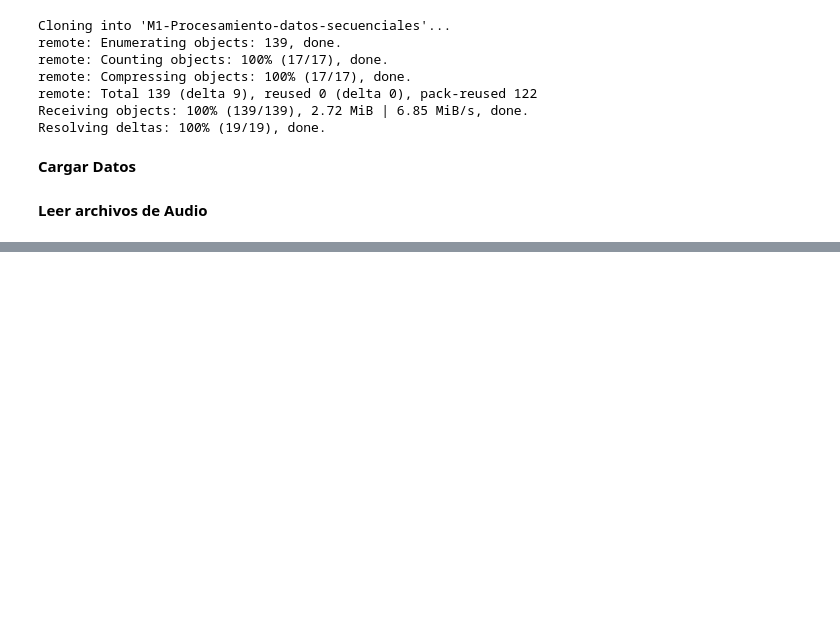
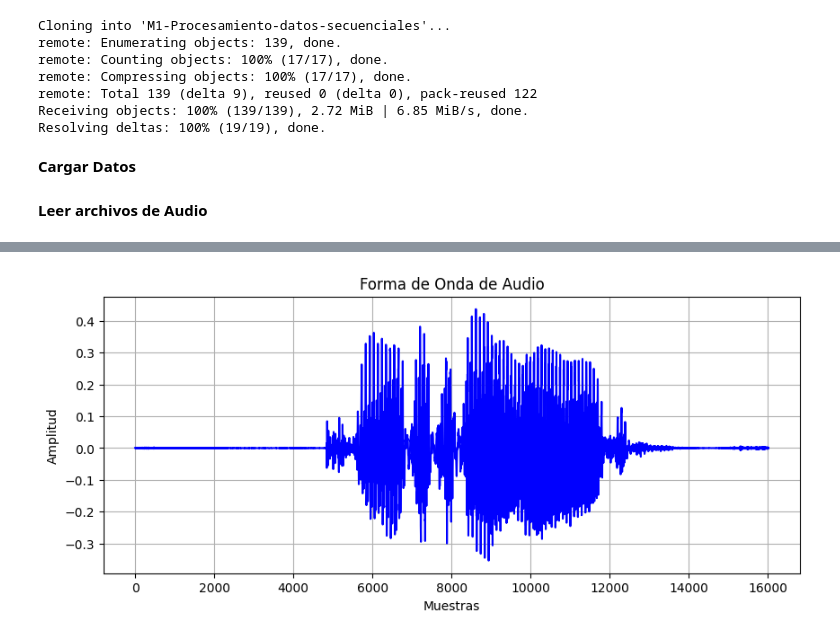
Before and after one commit to Sebastian-Cely/M1-Procesamiento-datos-secuenciales, a Jupyter notebook: ModelAudio2.ipynb, the cells around one changed output, grey strips where cells are left out. Saved outputs shown, nothing was run; the diff lists cells and outputs as text; code cells hidden in the pictures; blank space fills up the shorter version.

```diff
--- a/ModelAudio2.ipynb
+++ b/ModelAudio2.ipynb
@@ -50,0 +38,19 @@ display(Audio(wave, rate=16000))
+# %%
+import matplotlib.pyplot as plt
+
+# Definición de ruta para archivos de audio
+PATH = "/content/M1-Procesamiento-datos-secuenciales/data/audio/corriendo-jd7.wav"
+
+# Cargar el archivo de audio
+wave = load_file(PATH)
+
+# Crear el gráfico
+plt.figure(figsize=(10, 4))  # Tamaño de la figura
+plt.plot(wave, color='blue')  # Graficar la forma de onda de audio
+plt.title('Forma de Onda de Audio')  # Título del gráfico
+plt.xlabel('Muestras')  # Etiqueta del eje x
+plt.ylabel('Amplitud')  # Etiqueta del eje y
+plt.grid(True)  # Mostrar cuadrícula
+plt.show()  # Mostrar el gráfico
+# %% [output]
+[figure, added]
```
Also changed, not shown: parts of 2 cells of this notebook.
